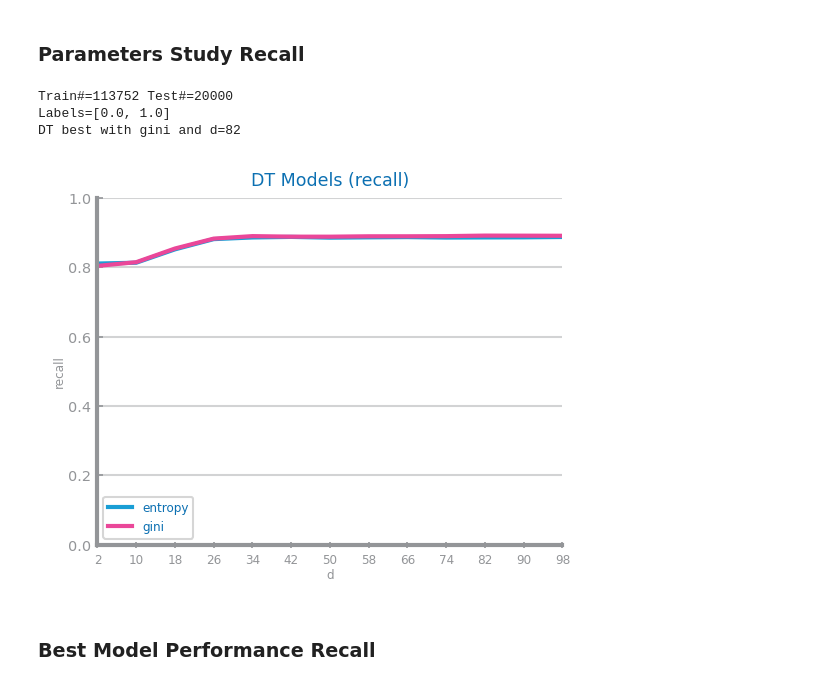
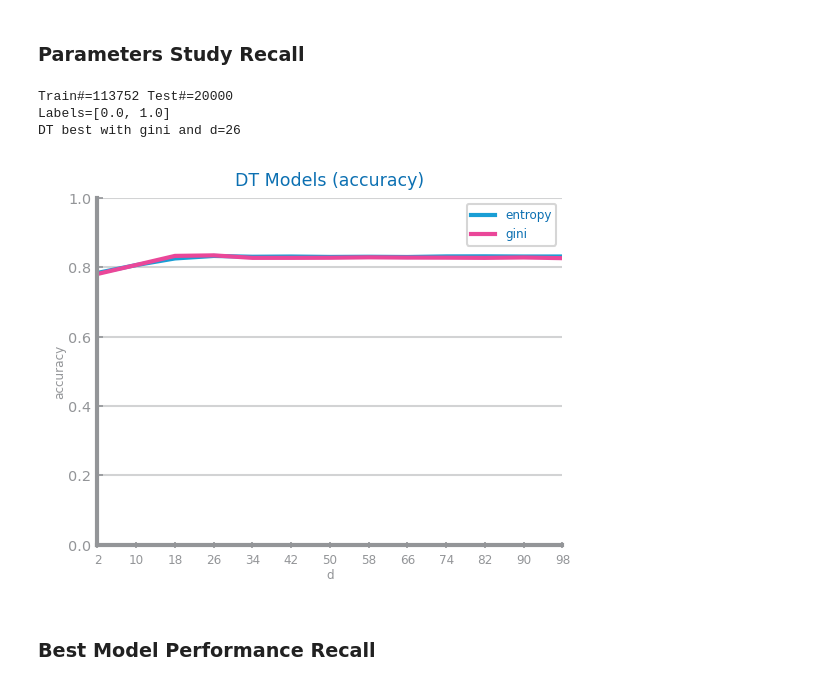
Before and after one commit to franciscoAbreuTecnico/Data-Science-IST, a Jupyter notebook: dataset_services/decision_tree.ipynb, the cells around one changed output. Drawn from its saved outputs; the diff is of its cells as text; code cells hidden in the pictures.

```diff
--- a/dataset_services/decision_tree.ipynb
+++ b/dataset_services/decision_tree.ipynb
@@ -29,20 +29,20 @@ Labels=[0.0, 1.0]
 # %% [markdown]
 ### Parameters Study Recall
 # %%
-eval_metric = "recall"
+eval_metric = "accuracy"
 trnX, tstX, trnY, tstY, labels, vars = dslabs.read_train_test_from_files(train_filename, test_filename, target)
 print(f'Train#={len(trnX)} Test#={len(tstX)}')
 print(f'Labels={labels}')
 
 figure()
 best_model, params = dslabs.trees_study(trnX, trnY, tstX, tstY, d_max=100, metric=eval_metric)
 savefig(f'classification_images/decision_tree/{file_tag}_dt_{eval_metric}_study.png')
 show()
 # %% [output]
 Train#=113752 Test#=20000
 Labels=[0.0, 1.0]
-DT best with gini and d=82
+DT best with gini and d=26
-[figure, old version]
+[figure, new version]
 # %% [markdown]
 ### Best Model Performance Recall
 # %%
```
Also changed, not shown: parts of 2 cells of this notebook, 5 other files.
